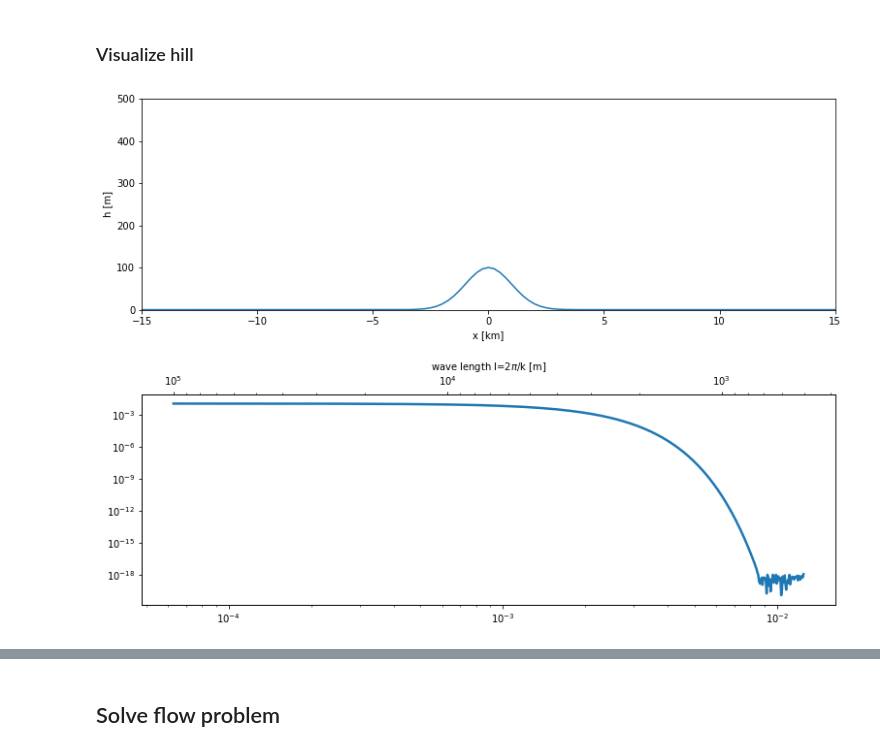
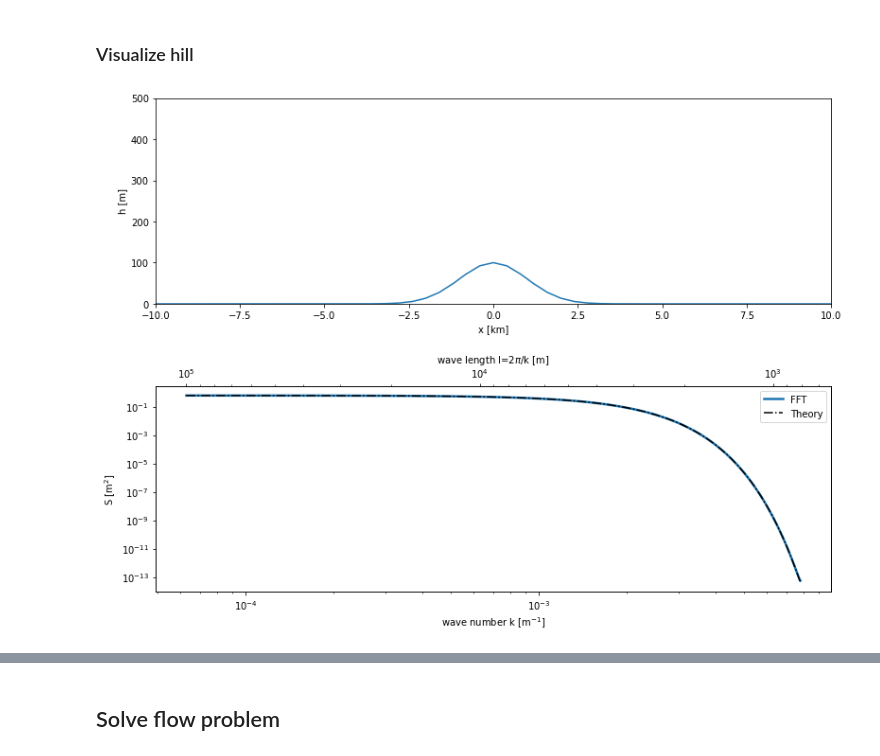
Before and after one commit to DriesAllaerts/lbow, a Jupyter notebook: notebooks/5-transient--step-function.ipynb, the cells around one changed output, grey strips where cells are left out. Saved outputs shown, nothing was run; the diff lists cells and outputs as text; code cells hidden in the pictures.

Commit message:
Add notebook showing transient to steady state wave field

```diff
--- a/notebooks/5-transient--step-function.ipynb
+++ b/notebooks/5-transient--step-function.ipynb
@@ -39,20 +41,17 @@ L = 1000.0   # Characteristic width of the hill [m]
 hmax = 100.0 # Height of the hill [m]
 tau = 360    # Characteristic time scale [s]
 
-# Shape function of the hill
-#hx = lambda x: hmax/(1+(x/L)**2)
+# Shape functions of the hill
 hx = lambda x: hmax*np.exp(-(x/L)**2/2)
-ht = lambda t: np.exp(-(t/tau)**2/2)
-#ht = lambda t: np.ones(t.shape)
-#ht = lambda t: S((t+T/8)/tau)-S((t-T/8)/tau+1)
+ht = lambda t: S((t+T/8)/tau)-S((t-T/8)/tau+1)
 # %% [markdown]
 Numerical parameters
 # %%
 Lx = 100.0e3  # Length of the numerical domain [m]
-Nx = int(4e2) # Number of grid points
+Nx = 250      # Number of grid points in then horizontal direction
 # %%
 T = 60 * 3600 # Time window [s]
-Nt = 3600
+Nt = 1440     # Number of grid points in the temporal dimension
 # %% [markdown]
 Parameters for visualization
 # %%
@@ -84,5 +82,5 @@ Xs.shape
 # %% [markdown]
 ### Model
 # %%
-%time model = HalfPlaneModel(Xs,Ts,hx(Xs)*ht(Ts),U,N)
+model = HalfPlaneModel(Xs,Ts,hx(Xs)*ht(Ts),U,N)
 # %% [output]
@@ -93,23 +91,18 @@ Wall time: 341 ms
 # %%
 f,ax = plt.subplots(2,1,figsize=(12.8,9.6))
 plt.subplots_adjust(hspace=0.4)
 ax[0].plot(xs/1.e3,hx(xs))
 ax[1].loglog(model.k[1:int(Nx/2),0],np.abs(model.hc[1:int(Nx/2),0]),linewidth=2.5,label='FFT')
-_ = ax[0].set(xlim=[-15,15],ylim=[0,500],xlabel='x [km]',ylabel='h [m]')
-#_ = ax[1].set(xlim=[2e-6,2e-1],ylim=[1e-16,1e2],xlabel=r'wave number k [m$^{-1}$]',ylabel=r'S [m$^2$]')
+_ = ax[0].set(xlim=[-10,10],ylim=[0,500],xlabel='x [km]',ylabel='h [m]')
+_ = ax[1].set(xlabel=r'wave number k [m$^{-1}$]',ylabel=r'S [m$^2$]')
 
 # Theoretical Fourier transform pair
-# In theory, scale factor = pi * L * hmax. However, due to the discrete nature, the scale factor for the
-# fft is the integral of h(xs), which approximates pi * L * hmax. As in pyslaw the fft is scaled with Nx
-# such that the first mode corresponds to the mean value rather than the sum, the scale is set as
-# the mean rather than the integral
-#scale = np.mean(h(xs))
-#ax[1].loglog(model.k[1:],scale*np.exp(-L*model.k[1:]),'-.k',label='Theory')
-#ax[1].axvline(N/U,linestyle=':',label='Scorer parameter')
-#ax[1].legend()
+scale = np.mean(hx(Xs)*ht(Ts))
+ax[1].loglog(model.k[1:int(Nx/2),0],scale*np.exp(-L**2*model.k[1:int(Nx/2),0]**2/2),'-.k',label='Theory')
+ax[1].legend()
 ax2 = ax[1].twiny()
 ax2.set_xscale('log')
 ax2.set_xlabel(r'wave length l=2$\pi$/k [m]')
 _ = ax2.set_xlim((2*np.pi/ax[1].get_xlim()[0],2*np.pi/ax[1].get_xlim()[1]))
 # %% [output]
-[figure, old version]
+[figure, new version]
```
Also changed, not shown: parts of 27 cells of this notebook, 1 other file.
